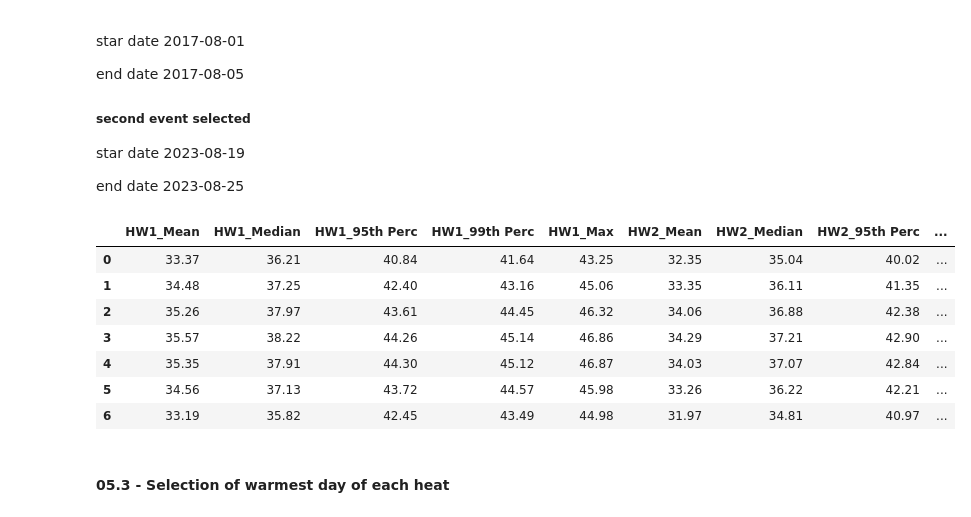
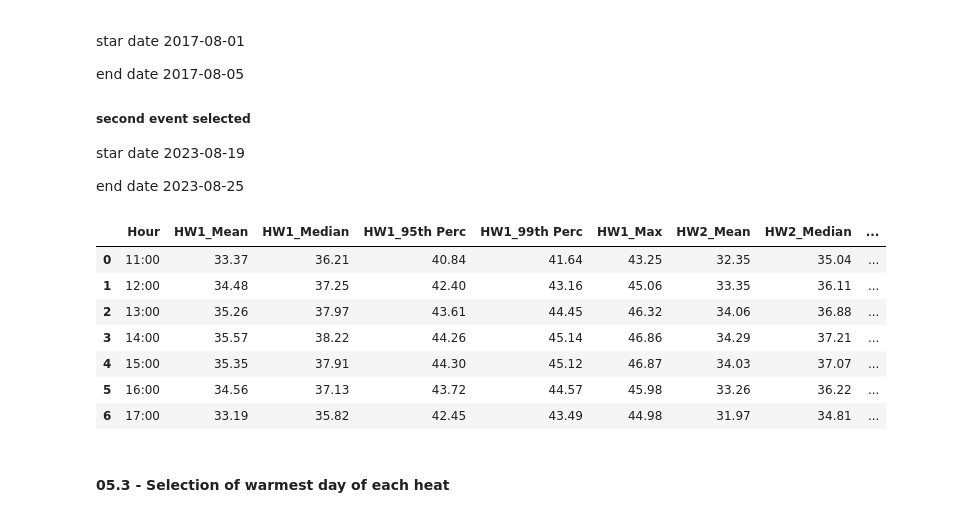
Before and after one commit to fillobissi/Polimi_thesis, a Jupyter notebook: 05_Specific_events_analysis.ipynb, the cells around one changed output. Drawn from its saved outputs; the diff is of its cells as text; code cells hidden in the pictures.

```diff
--- a/05_Specific_events_analysis.ipynb
+++ b/05_Specific_events_analysis.ipynb
@@ -101,51 +101,55 @@ final_table = pd.concat([
 ], axis=1).reset_index().rename(columns={"index": "Hour"})
 
 # Arrotonda tutti i valori numerici a 2 cifre decimali
 final_table_rounded = final_table.copy()
 final_table_rounded.iloc[:, 1:] = final_table_rounded.iloc[:, 1:].round(2)
 
 # Colonne numeriche da formattare
 numeric_cols = final_table_rounded.select_dtypes(include=[np.number]).columns
 
 # Funzione per gradiente singolo per colonna
 def gradient_column(col):
     return pd.DataFrame(
         data=mcolors.to_hex(plt.cm.YlOrRd((col - col.min()) / (col.max() - col.min()))),
         index=col.index,
         columns=[col.name]
     )
 
 # Funzione per evidenziare il massimo
 # Funzione per stilizzare l'intera tabella colonna per colonna
 def style_by_col_gradient(df):
     styled_df = df.copy()
     styles = pd.DataFrame("", index=df.index, columns=df.columns)
 
     for col in df.columns:
-        values = df[col]
-        normed = (values - values.min()) / (values.max() - values.min())
-        colors = normed.map(lambda x: mcolors.to_hex(plt.cm.YlOrRd(x)))
-        max_val = values.max()
+        if pd.api.types.is_numeric_dtype(df[col]):
+            values = df[col]
+            normed = (values - values.min()) / (values.max() - values.min())
+            colors = normed.map(lambda x: mcolors.to_hex(plt.cm.YlOrRd(x)))
+            max_val = values.max()
 
-        for i in values.index:
-            cell_color = colors[i]
-            font_color = "white" if values[i] == max_val else "black"
-            styles.loc[i, col] = f"background-color: {cell_color}; color: {font_color};"
+            for i in values.index:
+                cell_color = colors[i]
+                font_color = "white" if values[i] == max_val else "black"
+                styles.loc[i, col] = f"background-color: {cell_color}; color: {font_color};"
+        else:
+            styles[col] = ""  # nessun colore per colonne testuali
 
-    return df.style.apply(lambda _: styles, axis=None).format("{:.2f}")
+    return df.style.apply(lambda _: styles, axis=None).format("{:.2f}", subset=df.select_dtypes(include=[np.number]).columns)
+
 
 # Applica lo stile finale
-styled = style_by_col_gradient(final_table_rounded[numeric_cols])
+styled = style_by_col_gradient(final_table_rounded)
 styled
 # %% [output]
-|  | HW1_Mean | HW1_Median | HW1_95th Perc | HW1_99th Perc | HW1_Max | HW2_Mean | HW2_Median | HW2_95th Perc | ... |
-| 0 | 33.37 | 36.21 | 40.84 | 41.64 | 43.25 | 32.35 | 35.04 | 40.02 | ... |
-| 1 | 34.48 | 37.25 | 42.40 | 43.16 | 45.06 | 33.35 | 36.11 | 41.35 | ... |
-| 2 | 35.26 | 37.97 | 43.61 | 44.45 | 46.32 | 34.06 | 36.88 | 42.38 | ... |
-| 3 | 35.57 | 38.22 | 44.26 | 45.14 | 46.86 | 34.29 | 37.21 | 42.90 | ... |
-| 4 | 35.35 | 37.91 | 44.30 | 45.12 | 46.87 | 34.03 | 37.07 | 42.84 | ... |
-| 5 | 34.56 | 37.13 | 43.72 | 44.57 | 45.98 | 33.26 | 36.22 | 42.21 | ... |
-| 6 | 33.19 | 35.82 | 42.45 | 43.49 | 44.98 | 31.97 | 34.81 | 40.97 | ... |
+|  | Hour | HW1_Mean | HW1_Median | HW1_95th Perc | HW1_99th Perc | HW1_Max | HW2_Mean | HW2_Median | ... |
+| 0 | 11:00 | 33.37 | 36.21 | 40.84 | 41.64 | 43.25 | 32.35 | 35.04 | ... |
+| 1 | 12:00 | 34.48 | 37.25 | 42.40 | 43.16 | 45.06 | 33.35 | 36.11 | ... |
+| 2 | 13:00 | 35.26 | 37.97 | 43.61 | 44.45 | 46.32 | 34.06 | 36.88 | ... |
+| 3 | 14:00 | 35.57 | 38.22 | 44.26 | 45.14 | 46.86 | 34.29 | 37.21 | ... |
+| 4 | 15:00 | 35.35 | 37.91 | 44.30 | 45.12 | 46.87 | 34.03 | 37.07 | ... |
+| 5 | 16:00 | 34.56 | 37.13 | 43.72 | 44.57 | 45.98 | 33.26 | 36.22 | ... |
+| 6 | 17:00 | 33.19 | 35.82 | 42.45 | 43.49 | 44.98 | 31.97 | 34.81 | ... |
 # %% [markdown]
 #### 05.3 - Selection of warmest day of each heat
 # %%
```
Also changed, not shown: parts of 1 cell of this notebook.
